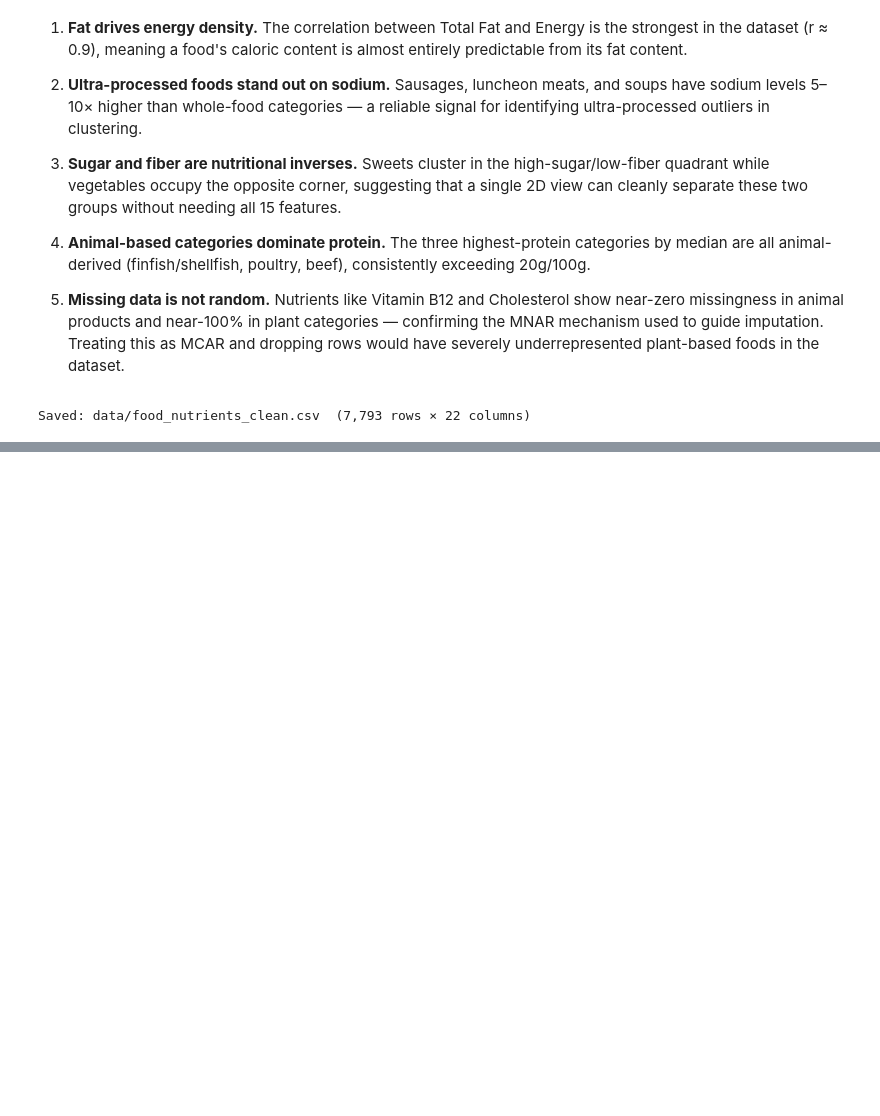
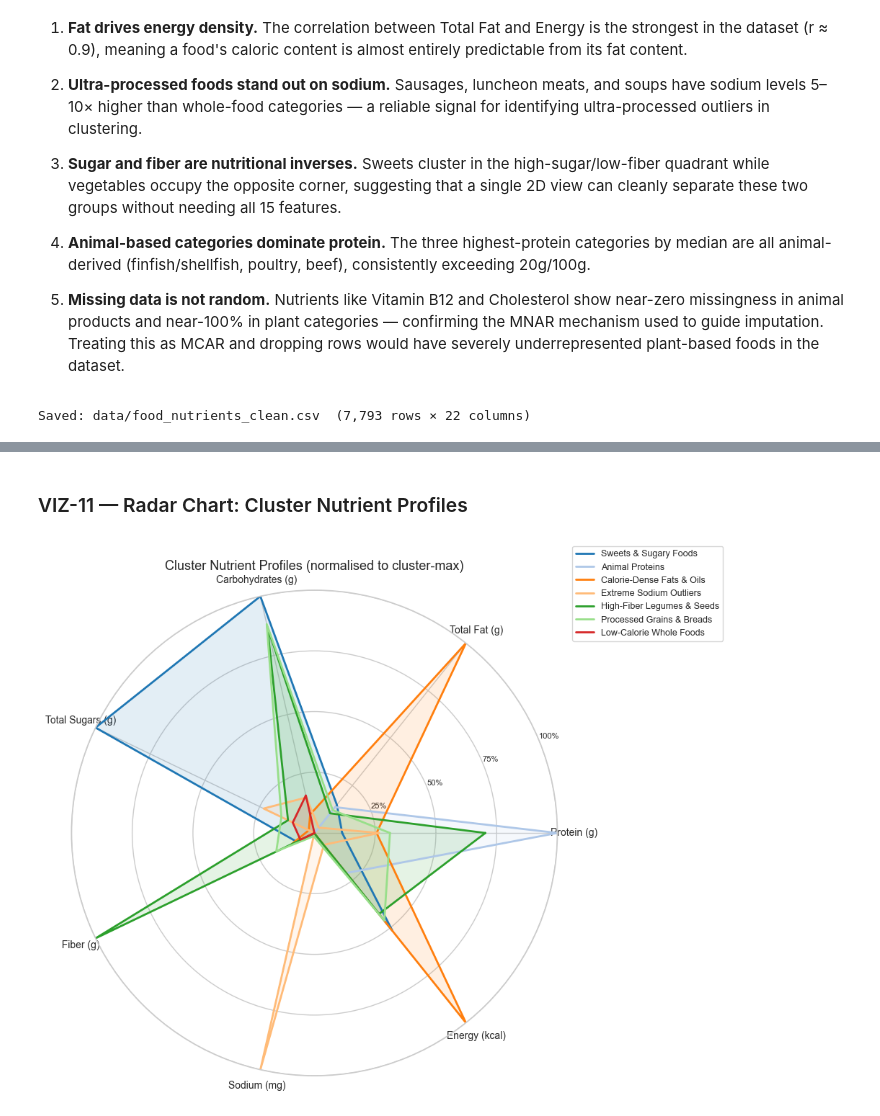
Before and after one commit to AlantheG21/USDA_Data_Visualization, a Jupyter notebook: notebooks/usdaFoodNutrition.ipynb, the cells around one changed output, grey strips where cells are left out. Cells and saved outputs as stored; diff of their text form; code cells hidden in the pictures; blank space fills up the shorter version.

```diff
--- a/notebooks/usdaFoodNutrition.ipynb
+++ b/notebooks/usdaFoodNutrition.ipynb
@@ -698,0 +936,18 @@ Saved: data/food_nutrients_clean.csv  (7,793 rows × 22 columns)
+# %%
+# EDA-19: descriptive names derived from k=7 cluster mean nutrient profiles
+CLUSTER_NAMES = {
+    0: "Sweets & Sugary Foods",        # carbs 67g, sugar 50g, energy 395 kcal
+    1: "Animal Proteins",              # protein 23g, carbs only 2g, sugar near zero
+    2: "Calorie-Dense Fats & Oils",    # fat 72g, energy 694 kcal, low everything else
+    3: "Extreme Sodium Outliers",       # sodium 25,880 mg avg — only 8 foods
+    4: "High-Fiber Legumes & Seeds",   # fiber 26g, protein 17g
+    5: "Processed Grains & Breads",    # carbs 60g, fiber 4.6g, sodium 523 mg
+    6: "Low-Calorie Whole Foods",      # energy 78 kcal, low protein/fat/carbs
+}
+CLUSTER_NAMES = {k: v for k, v in CLUSTER_NAMES.items() if k < CHOSEN_K}
+
+df_clust["cluster_name"] = df_clust["cluster"].map(CLUSTER_NAMES)
+print("Cluster name mapping:")
+for k, name in CLUSTER_NAMES.items():
+    n = (df_clust["cluster"] == k).sum()
+    print(f"  Cluster {k} ({n:4d} foods): {name}")
@@ -698,0 +963,35 @@ Saved: data/food_nutrients_clean.csv  (7,793 rows × 22 columns)
+# %% [markdown]
+### VIZ-11 — Radar Chart: Cluster Nutrient Profiles
+# %%
+# Normalise cluster means to 0–1 relative to the range across cluster means
+# so all nutrients are on the same scale on the radar
+profile = df_clust.groupby("cluster")[CLUSTER_FEATURES].mean()
+profile_norm = (profile - profile.min()) / (profile.max() - profile.min() + 1e-9)
+
+labels = CLUSTER_FEATURES
+num_vars = len(labels)
+angles = np.linspace(0, 2 * np.pi, num_vars, endpoint=False).tolist()
+# Close the polygon
+angles += angles[:1]
+
+fig, ax = plt.subplots(figsize=(10, 10), subplot_kw={"polar": True})
+
+for c in range(CHOSEN_K):
+    values = profile_norm.loc[c].tolist()
+    values += values[:1]  # close polygon
+    ax.plot(angles, values, linewidth=2, color=cluster_palette[c],
+            label=CLUSTER_NAMES[c])
+    ax.fill(angles, values, alpha=0.12, color=cluster_palette[c])
+
+ax.set_thetagrids(np.degrees(angles[:-1]), labels, fontsize=10)
+ax.set_ylim(0, 1)
+ax.set_yticks([0.25, 0.5, 0.75, 1.0])
+ax.set_yticklabels(["25%", "50%", "75%", "100%"], fontsize=8)
+ax.set_title("Cluster Nutrient Profiles (normalised to cluster-max)",
+             fontsize=13, pad=20)
+ax.legend(loc="upper right", bbox_to_anchor=(1.35, 1.1), fontsize=9)
+plt.tight_layout()
+plt.savefig("../assets/viz_11_radar_clusters.png", dpi=150, bbox_inches="tight")
+plt.show()
+# %% [output]
+[figure, added]
```
Also changed, not shown: parts of 24 cells of this notebook.
